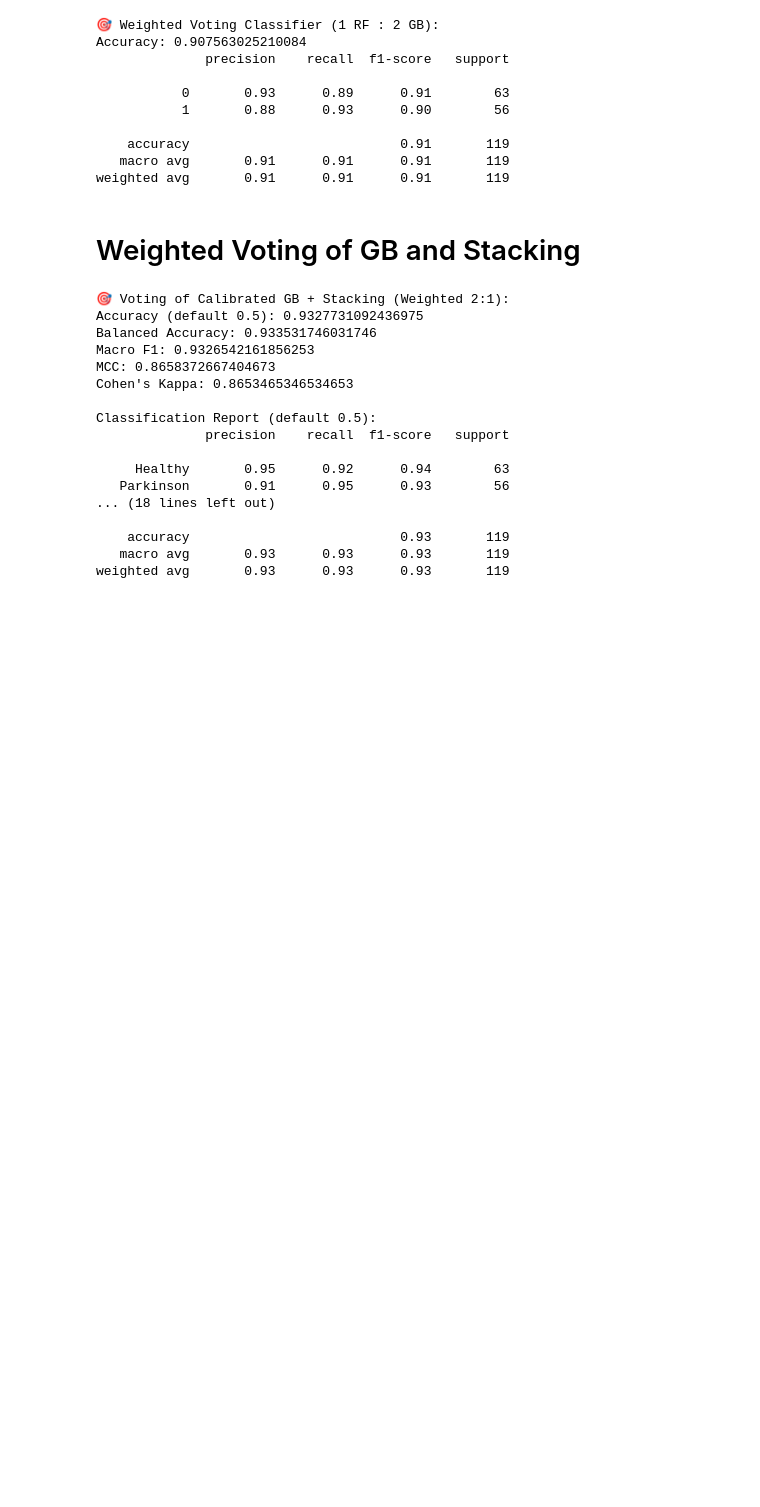
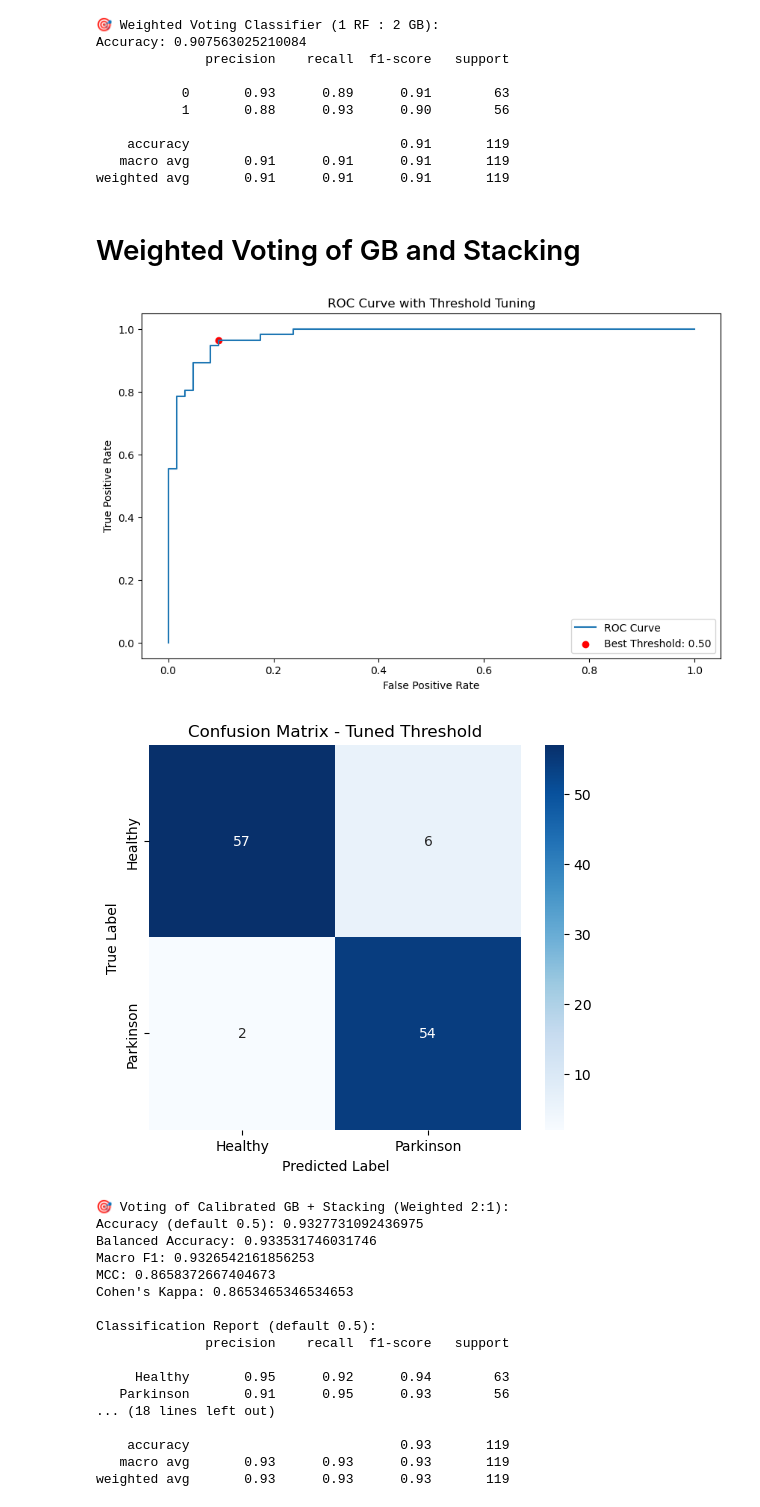
Before and after one commit to Ashwin3207/Parkinson-s-Detection, a Jupyter notebook: Park.ipynb, the cells around one changed output. Saved outputs shown, nothing was run; the diff lists cells and outputs as text; code cells hidden in the pictures; blank space fills up the shorter version.

```diff
--- a/Park.ipynb
+++ b/Park.ipynb
@@ -565,33 +594,56 @@ combo_voting = VotingClassifier(
 )
 combo_voting.fit(X_train_features, y_train)
 y_pred_combo = combo_voting.predict(X_test_features)
 y_prob_combo = combo_voting.predict_proba(X_test_features)[:, 1]
 
 # 5. Threshold tuning for best F1/balanced accuracy
 fpr, tpr, thresholds = roc_curve(y_test, y_prob_combo)
 f1s = [f1_score(y_test, y_prob_combo >= thr) for thr in thresholds]
 best_thr = thresholds[np.argmax(f1s)]
 y_pred_thr = (y_prob_combo >= best_thr).astype(int)
 
+# Visualization of ROC curve and threshold impact
+plt.figure(figsize=(10, 6))
+plt.plot(fpr, tpr, label="ROC Curve")
+plt.scatter(fpr[np.argmax(f1s)], tpr[np.argmax(f1s)], color='red', label=f"Best Threshold: {best_thr:.2f}")
+plt.xlabel("False Positive Rate")
+plt.ylabel("True Positive Rate")
+plt.title("ROC Curve with Threshold Tuning")
+plt.legend()
+plt.show()
+
+# Confusion matrix visualization for tuned threshold
+cm_tuned = confusion_matrix(y_test, y_pred_thr)
+plt.figure(figsize=(6,5))
+sns.heatmap(cm_tuned, annot=True, fmt='d', cmap='Blues',
+            xticklabels=["Healthy", "Parkinson"],
+            yticklabels=["Healthy", "Parkinson"])
+plt.xlabel("Predicted Label")
+plt.ylabel("True Label")
+plt.title("Confusion Matrix - Tuned Threshold")
+plt.show()
+
 # 6. Evaluation with multiple metrics
 print("\n🎯 Voting of Calibrated GB + Stacking (Weighted 2:1):")
 print("Accuracy (default 0.5):", accuracy_score(y_test, y_pred_combo))
 print("Balanced Accuracy:", balanced_accuracy_score(y_test, y_pred_combo))
 print("Macro F1:", f1_score(y_test, y_pred_combo, average='macro'))
 print("MCC:", matthews_corrcoef(y_test, y_pred_combo))
 print("Cohen's Kappa:", cohen_kappa_score(y_test, y_pred_combo))
 print("\nClassification Report (default 0.5):")
 print(classification_report(y_test, y_pred_combo, target_names=["Healthy", "Parkinson"]))
 
 print(f"\nThreshold: {best_thr:.3f} (best F1)")
 print("Accuracy (tuned):", accuracy_score(y_test, y_pred_thr))
 print("Balanced Accuracy (tuned):", balanced_accuracy_score(y_test, y_pred_thr))
 print("Macro F1 (tuned):", f1_score(y_test, y_pred_thr, average='macro'))
 print("MCC (tuned):", matthews_corrcoef(y_test, y_pred_thr))
 print("Cohen's Kappa (tuned):", cohen_kappa_score(y_test, y_pred_thr))
 print("\nClassification Report (tuned):")
 print(classification_report(y_test, y_pred_thr, target_names=["Healthy", "Parkinson"]))
 # %% [output]
+[figure, added]
+[figure, added]
 🎯 Voting of Calibrated GB + Stacking (Weighted 2:1):
 Accuracy (default 0.5): 0.9327731092436975
 Balanced Accuracy: 0.933531746031746
```
Also changed, not shown: parts of 2 cells of this notebook, 1 other file.
